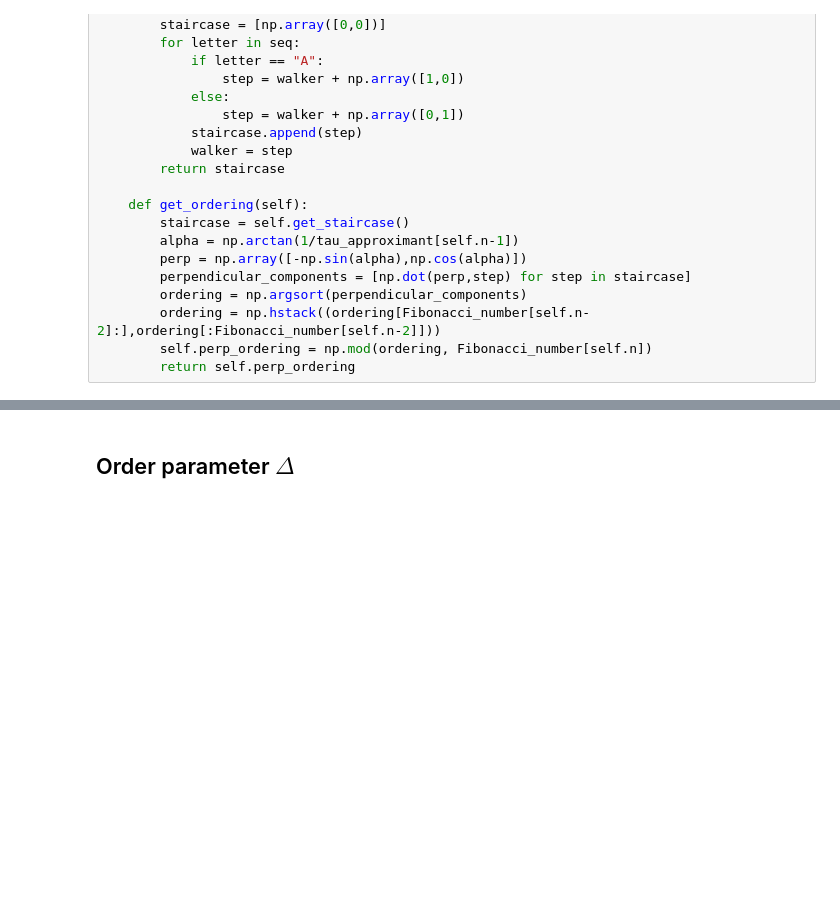
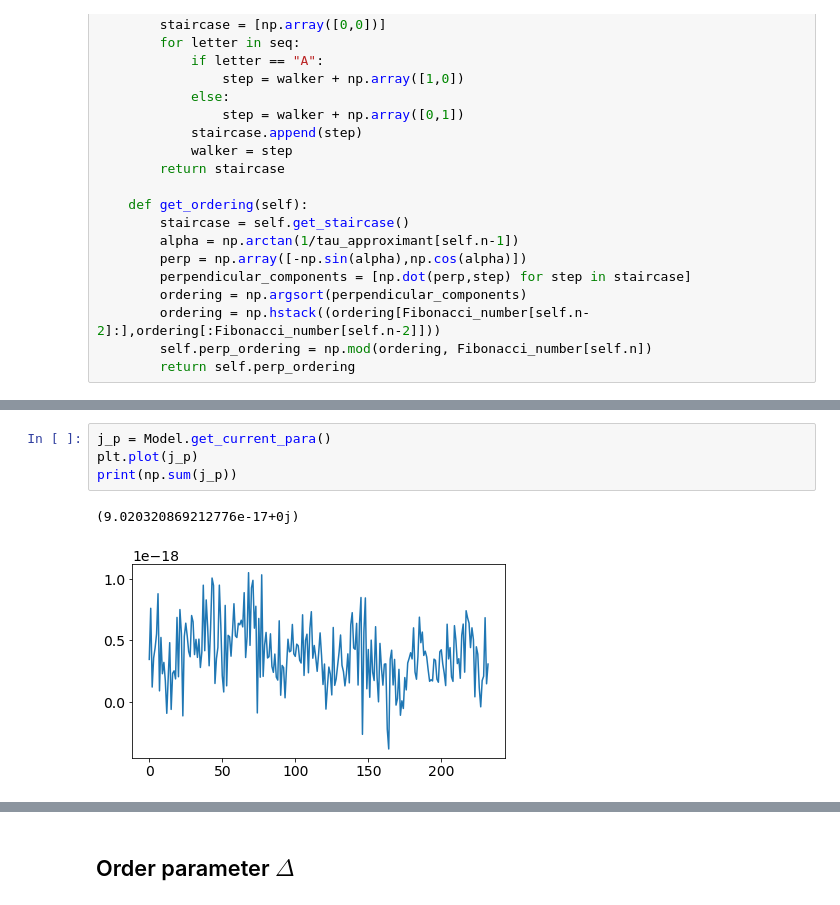
Before and after one commit to gautamra/Superconducting-Fibonacci-chain, a Jupyter notebook: SC-Fibonacci-library.ipynb, the cells around one changed output, grey strips where cells are left out. Cells and saved outputs as stored; diff of their text form; blank space fills up the shorter version.

Commit message:
Fix current calculation

```diff
--- a/SC-Fibonacci-library.ipynb
+++ b/SC-Fibonacci-library.ipynb
@@ -304,0 +363,7 @@ class Fibonacci_sequence:
+# %%
+j_p = Model.get_current_para()
+plt.plot(j_p)
+print(np.sum(j_p))
+# %% [output]
+(9.020320869212776e-17+0j)
+[figure, added]
```
Also changed, not shown: parts of 27 cells of this notebook.
